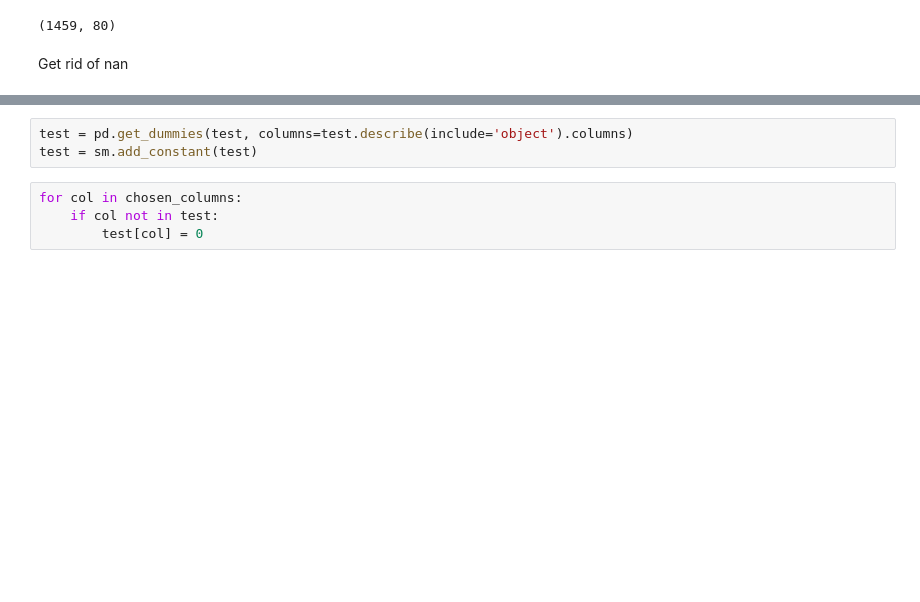
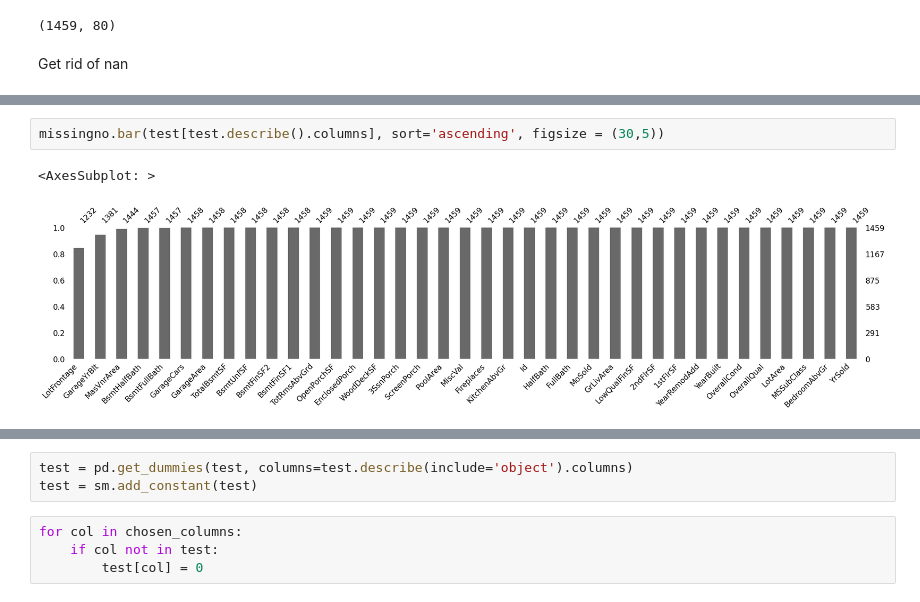
Before and after one commit to maeh98/gianniPastore, a Jupyter notebook: house.ipynb, the cells around one changed output, grey strips where cells are left out. Saved outputs shown, nothing was run; the diff lists cells and outputs as text; blank space fills up the shorter version.

```diff
--- a/house.ipynb
+++ b/house.ipynb
@@ -717,0 +723,5 @@ Get rid of nan
+# %%
+missingno.bar(test[test.describe().columns], sort='ascending', figsize = (30,5))
+# %% [output]
+<AxesSubplot: >
+[figure, added]
```
Also changed, not shown: parts of 28 cells of this notebook, 1 other file.
